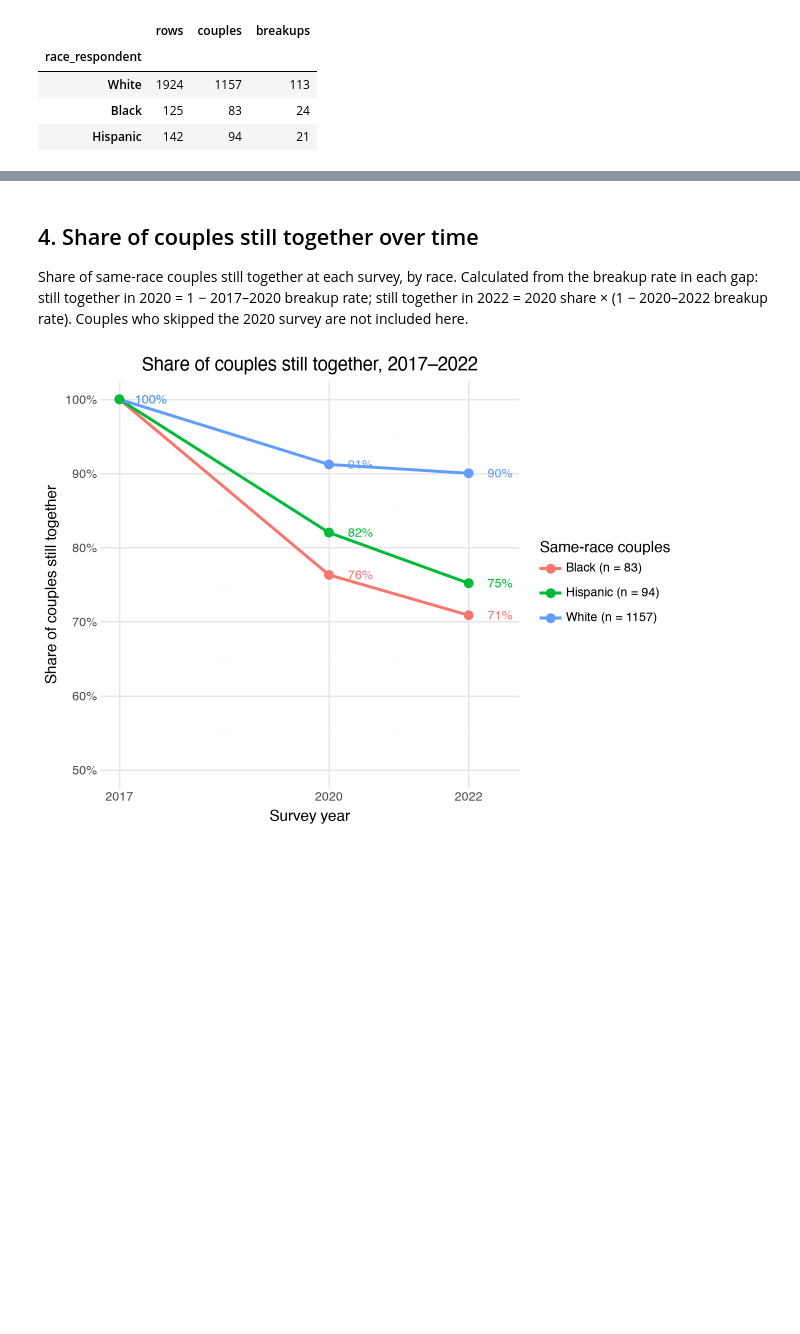
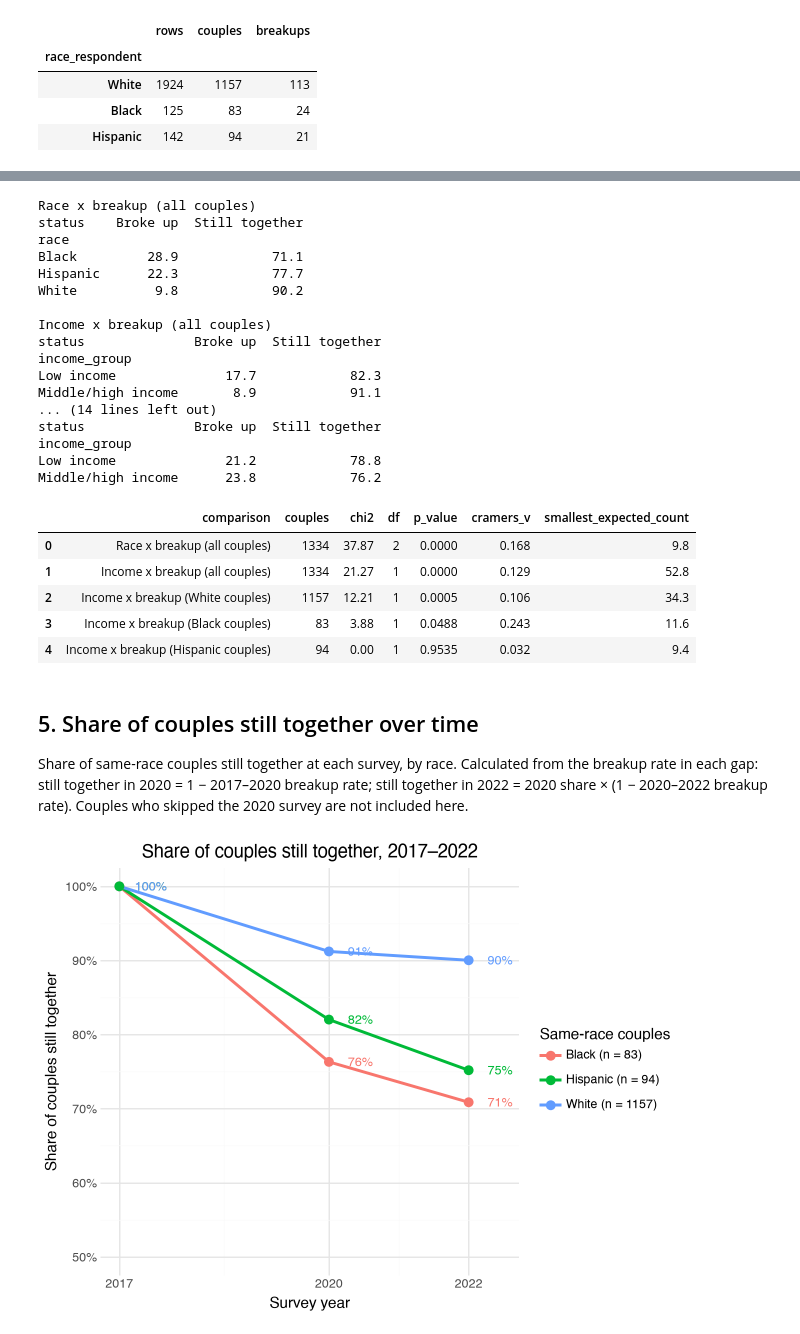
Before and after one commit to janellesoh/hs4002-dalmation-2026, a Jupyter notebook: code/04_analysis.ipynb, the cells around one changed output, grey strips where cells are left out. Saved outputs shown, nothing was run; the diff lists cells and outputs as text; code cells hidden in the pictures; blank space fills up the shorter version.

```diff
--- a/code/04_analysis.ipynb
+++ b/code/04_analysis.ipynb
@@ -108,5 +118,64 @@ Main sample: 2191 rows | 1334 couples | 158 breakups
+# %%
+from scipy import stats
+
+# One row per couple: did they break up at any point between 2017 and 2022?
+couple = (
+    main.groupby("caseid_new")
+    .agg(broke_up=("broke_up", "max"),
+         race=("race_respondent", "first"),
+         income_tertile=("income_tertile", "first"))
+    .reset_index()
+)
+couple["status"] = np.where(couple["broke_up"] == 1, "Broke up", "Still together")
+couple["income_group"] = np.where(couple["income_tertile"] == "Low",
+                                  "Low income", "Middle/high income")
+
+def chi_test(data, row, label):
+    tab = pd.crosstab(data[row], data["status"])
+    res = stats.chi2_contingency(tab)
+    v = stats.contingency.association(tab, method="cramer")
+    pct = pd.crosstab(data[row], data["status"], normalize="index").mul(100).round(1)
+    print(f"\n{label}\n", pct, sep="")
+    return {"comparison": label, "couples": int(tab.values.sum()),
+            "chi2": round(res.statistic, 2), "df": res.dof,
+            "p_value": round(res.pvalue, 4), "cramers_v": round(v, 3),
+            "smallest_expected_count": round(res.expected_freq.min(), 1)}
+
+results = [chi_test(couple, "race", "Race x breakup (all couples)"),
+           chi_test(couple, "income_group", "Income x breakup (all couples)")]
+for r in ["White", "Black", "Hispanic"]:
+    results.append(chi_test(couple[couple["race"] == r], "income_group",
+                            f"Income x breakup ({r} couples)"))
+
+chi_results = pd.DataFrame(results)
+chi_results.to_csv("../output/tables/chi_square_tests.csv", index=False)
+chi_results
+# %% [output]
+Race x breakup (all couples)
+status    Broke up  Still together
+race
+Black         28.9            71.1
+Hispanic      22.3            77.7
+White          9.8            90.2
+
+Income x breakup (all couples)
+status              Broke up  Still together
+income_group
+Low income              17.7            82.3
+Middle/high income       8.9            91.1
+... (14 lines left out)
+status              Broke up  Still together
+income_group
+Low income              21.2            78.8
+Middle/high income      23.8            76.2
+|  | comparison | couples | chi2 | df | p_value | cramers_v | smallest_expected_count |
+| 0 | Race x breakup (all couples) | 1334 | 37.87 | 2 | 0.0000 | 0.168 | 9.8 |
+| 1 | Income x breakup (all couples) | 1334 | 21.27 | 1 | 0.0000 | 0.129 | 52.8 |
+| 2 | Income x breakup (White couples) | 1157 | 12.21 | 1 | 0.0005 | 0.106 | 34.3 |
+| 3 | Income x breakup (Black couples) | 83 | 3.88 | 1 | 0.0488 | 0.243 | 11.6 |
+| 4 | Income x breakup (Hispanic couples) | 94 | 0.00 | 1 | 0.9535 | 0.032 | 9.4 |
 # %% [markdown]
-## 4. Share of couples still together over time
+## 5. Share of couples still together over time
 
 Share of same-race couples still together at each survey, by race. Calculated from the breakup rate
 in each gap: still together in 2020 = 1 − 2017–2020 breakup rate; still together in 2022 = 2020
```
Also changed, not shown: parts of 28 cells of this notebook, 3 other files.
